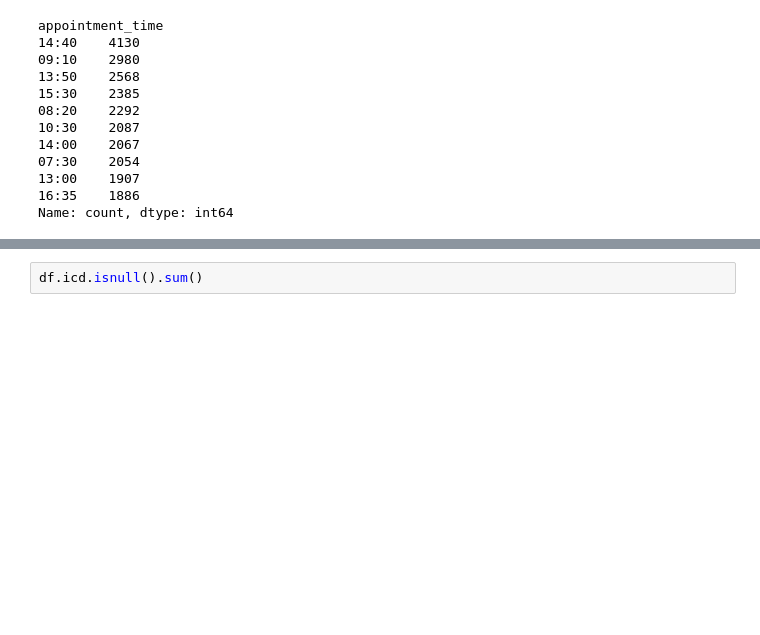
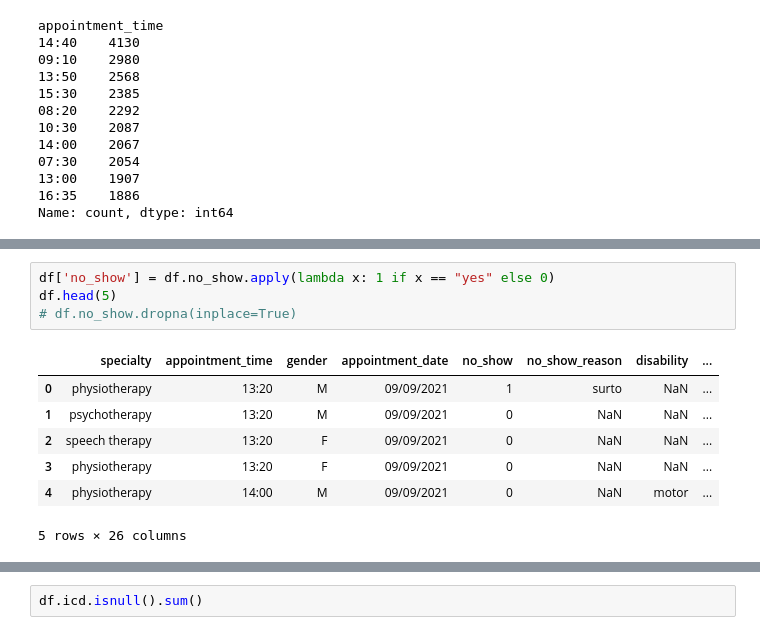
Before and after one commit to ianwu0915/No-show-ML-E2E_Project, a Jupyter notebook: notebooks/01_eda.ipynb, the cells around one changed output, grey strips where cells are left out. Saved outputs shown, nothing was run; the diff lists cells and outputs as text; blank space fills up the shorter version.

```diff
--- a/notebooks/01_eda.ipynb
+++ b/notebooks/01_eda.ipynb
@@ -155,0 +163,12 @@ Name: count, dtype: int64
+# %%
+df['no_show'] = df.no_show.apply(lambda x: 1 if x == "yes" else 0)
+df.head(5)
+# df.no_show.dropna(inplace=True)
+# %% [output]
+|  | specialty | appointment_time | gender | appointment_date | no_show | no_show_reason | disability | ... |
+| 0 | physiotherapy | 13:20 | M | 09/09/2021 | 1 | surto | NaN | ... |
+| 1 | psychotherapy | 13:20 | M | 09/09/2021 | 0 | NaN | NaN | ... |
+| 2 | speech therapy | 13:20 | F | 09/09/2021 | 0 | NaN | NaN | ... |
+| 3 | physiotherapy | 13:20 | F | 09/09/2021 | 0 | NaN | NaN | ... |
+| 4 | physiotherapy | 14:00 | M | 09/09/2021 | 0 | NaN | motor | ... |
+5 rows × 26 columns
```
Also changed, not shown: parts of 50 cells of this notebook, 11 other files.
